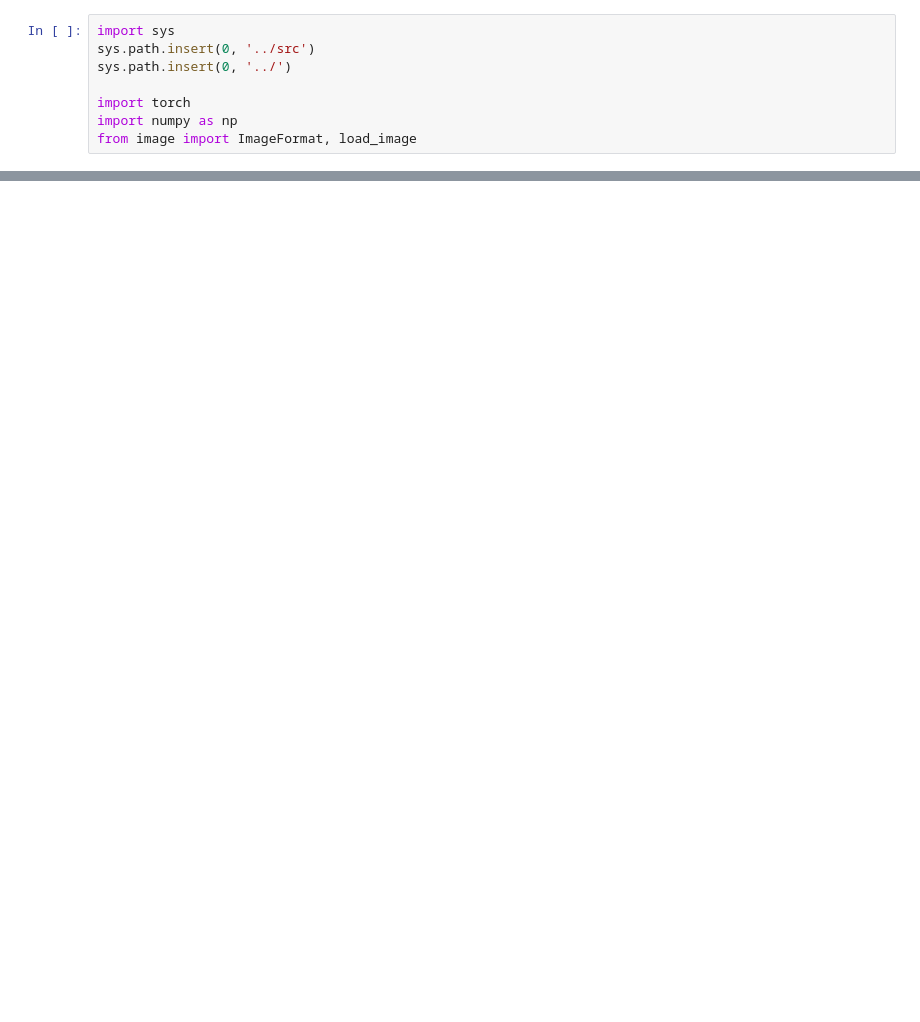
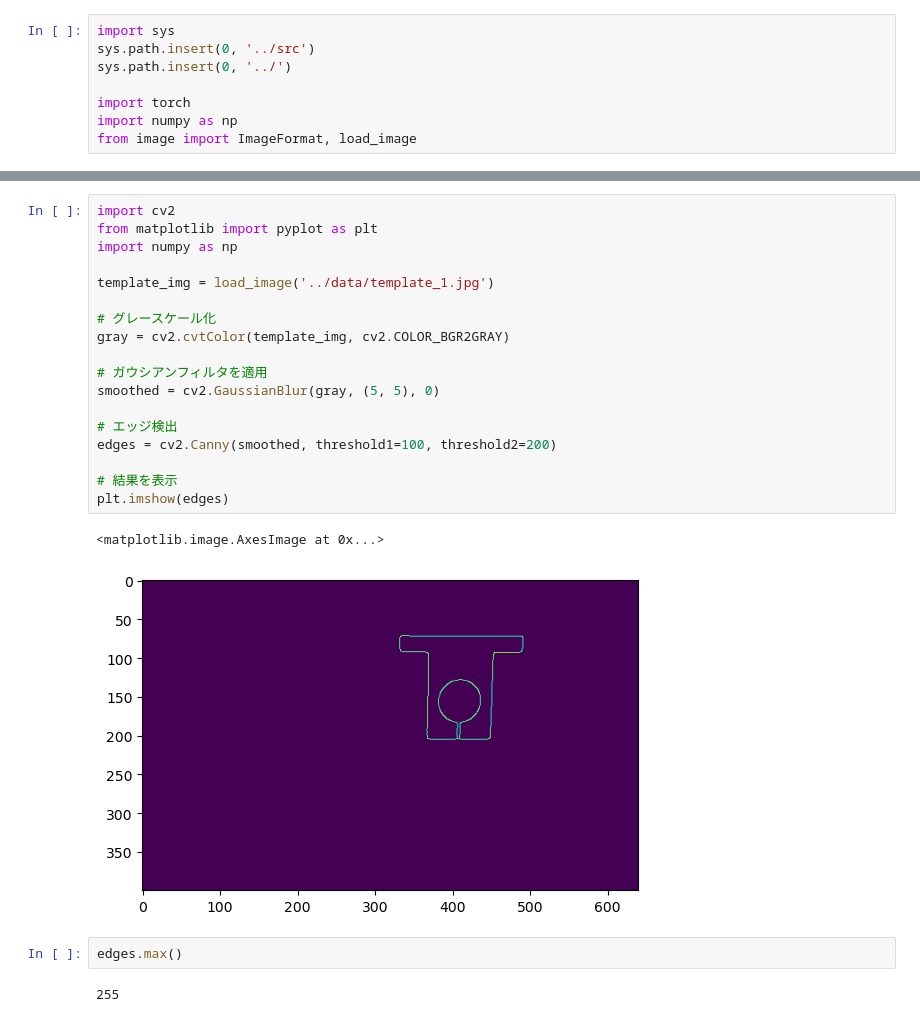
Before and after one commit to bamps53/template_matching, a Jupyter notebook: notebooks/test_edge_detection.ipynb, the cells around one changed output, grey strips where cells are left out. Drawn from its saved outputs; the diff is of its cells as text; blank space fills up the shorter version.

```diff
--- a/notebooks/test_edge_detection.ipynb
+++ b/notebooks/test_edge_detection.ipynb
@@ -46,0 +36,25 @@ tensor(-3.0554) tensor(4.1568)
+# %%
+import cv2
+from matplotlib import pyplot as plt
+import numpy as np
+
+template_img = load_image('../data/template_1.jpg')
+
+# グレースケール化
+gray = cv2.cvtColor(template_img, cv2.COLOR_BGR2GRAY)
+
+# ガウシアンフィルタを適用
+smoothed = cv2.GaussianBlur(gray, (5, 5), 0)
+
+# エッジ検出
+edges = cv2.Canny(smoothed, threshold1=100, threshold2=200)
+
+# 結果を表示
+plt.imshow(edges)
+# %% [output]
+<matplotlib.image.AxesImage at 0x...>
+[figure, added]
+# %%
+edges.max()
+# %% [output]
+255
```
Also changed, not shown: parts of 1 cell of this notebook, 12 other files.
